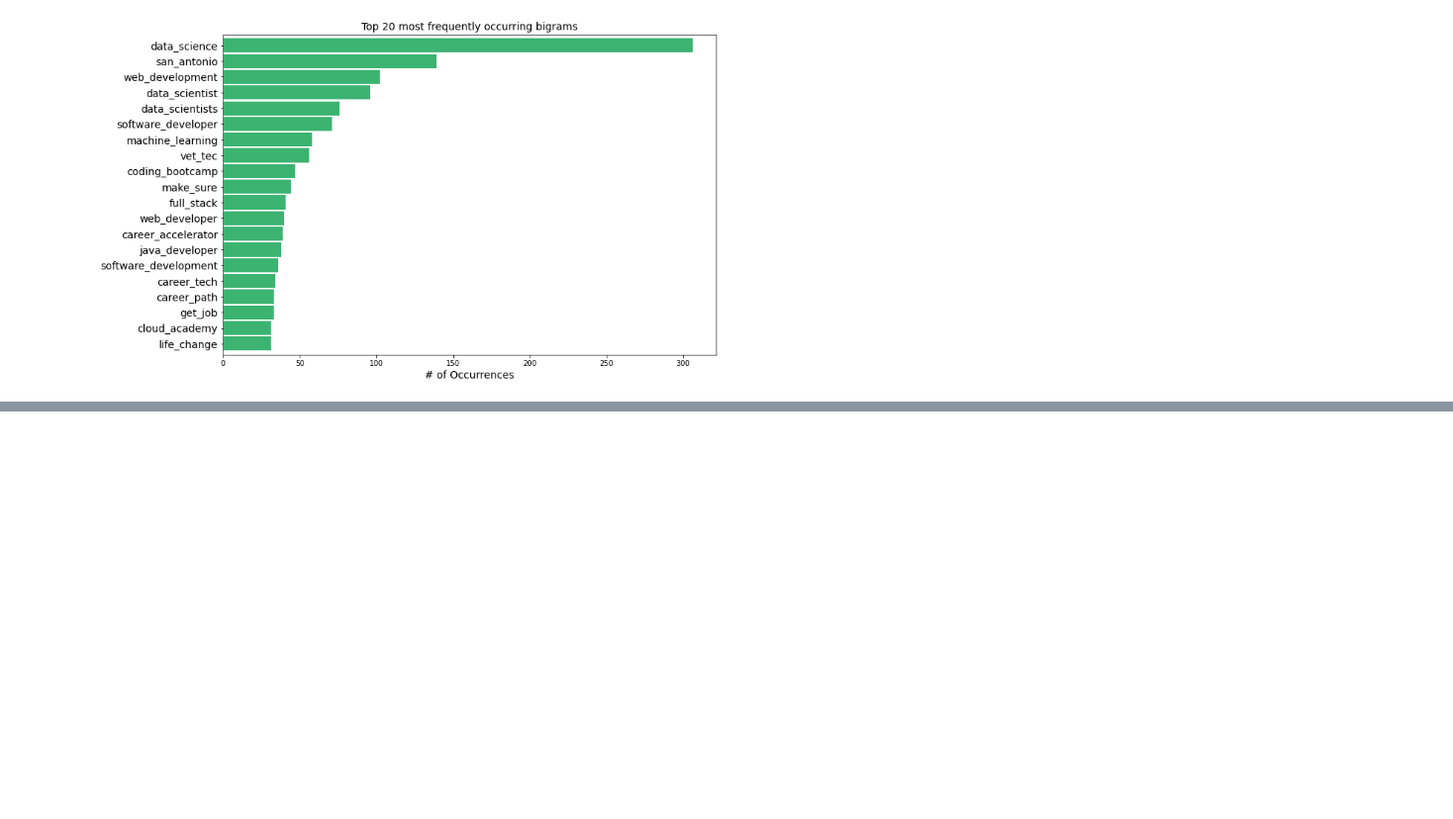
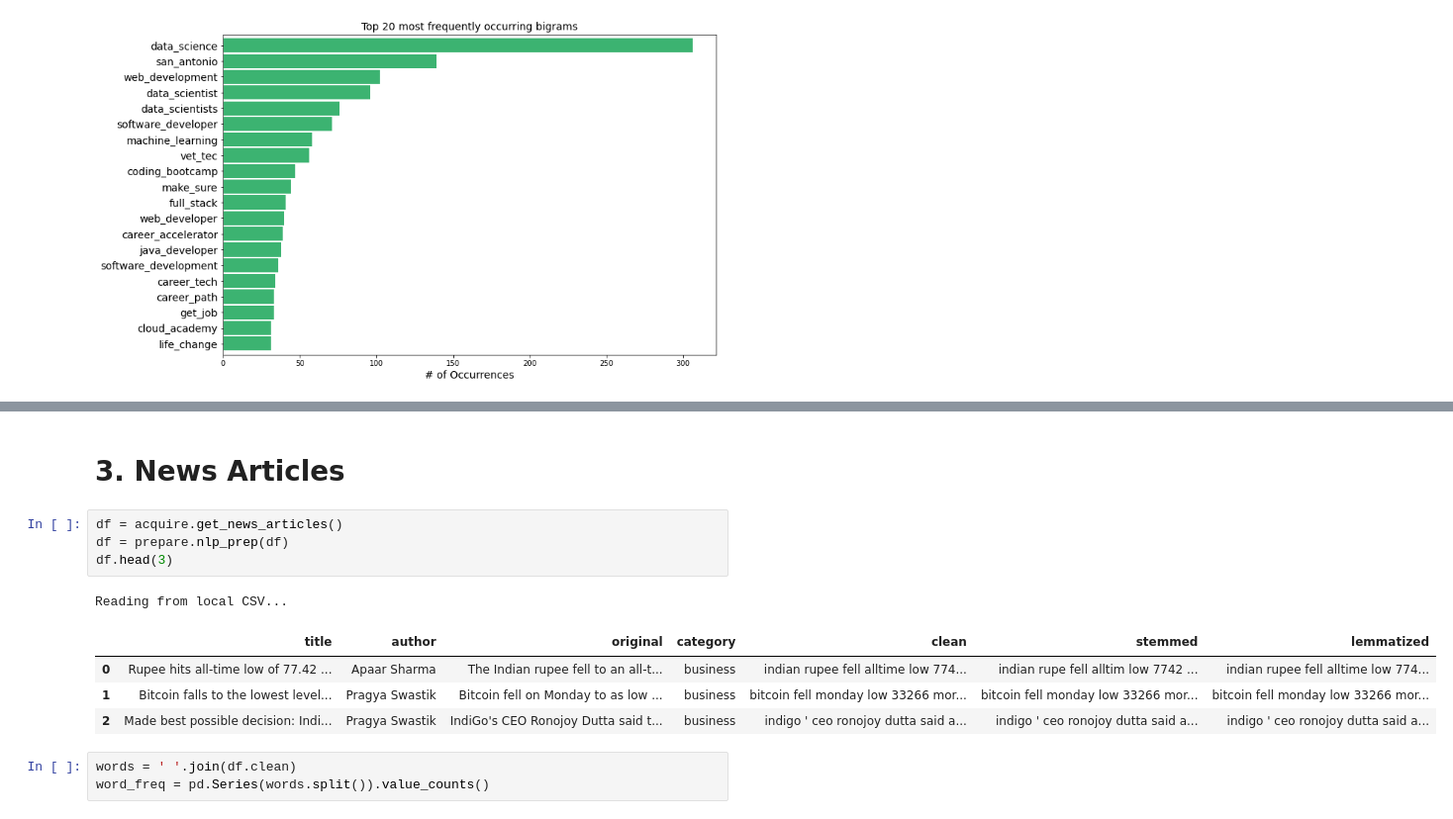
Before and after one commit to bensmith07/nlp-exercises, a Jupyter notebook: explore_notebook.ipynb, the cells around one changed output, grey strips where cells are left out. Shown at 99% size. Cells and saved outputs as stored; diff of their text form; blank space fills up the shorter version.

```diff
--- a/explore_notebook.ipynb
+++ b/explore_notebook.ipynb
@@ -255,0 +256,15 @@ plt.show()
+# %% [markdown]
+# 3. News Articles
+# %%
+df = acquire.get_news_articles()
+df = prepare.nlp_prep(df)
+df.head(3)
+# %% [output]
+Reading from local CSV...
+|  | title | author | original | category | clean | stemmed | lemmatized |
+| 0 | Rupee hits all-time low of 77.42 ... | Apaar Sharma | The Indian rupee fell to an all-t... | business | indian rupee fell alltime low 774... | indian rupe fell alltim low 7742 ... | indian rupee fell alltime low 774... |
+| 1 | Bitcoin falls to the lowest level... | Pragya Swastik | Bitcoin fell on Monday to as low ... | business | bitcoin fell monday low 33266 mor... | bitcoin fell monday low 33266 mor... | bitcoin fell monday low 33266 mor... |
+| 2 | Made best possible decision: Indi... | Pragya Swastik | IndiGo's CEO Ronojoy Dutta said t... | business | indigo ' ceo ronojoy dutta said a... | indigo ' ceo ronojoy dutta said a... | indigo ' ceo ronojoy dutta said a... |
+# %%
+words = ' '.join(df.clean)
+word_freq = pd.Series(words.split()).value_counts()
```
Also changed, not shown: parts of 7 cells of this notebook.
